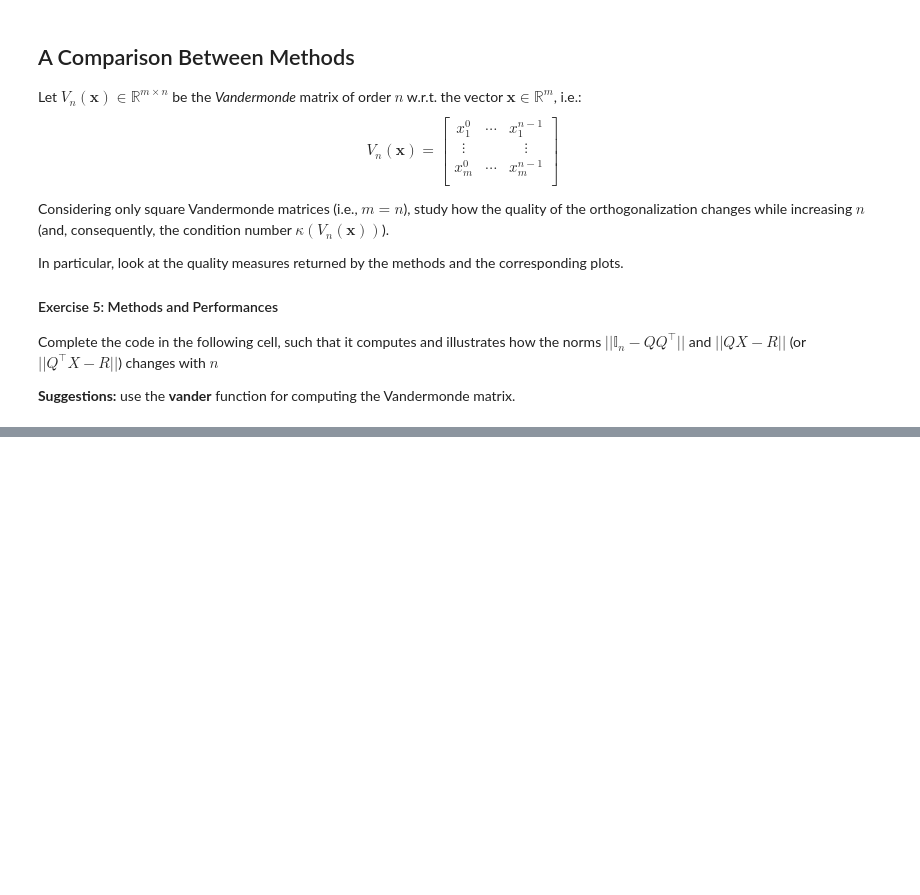
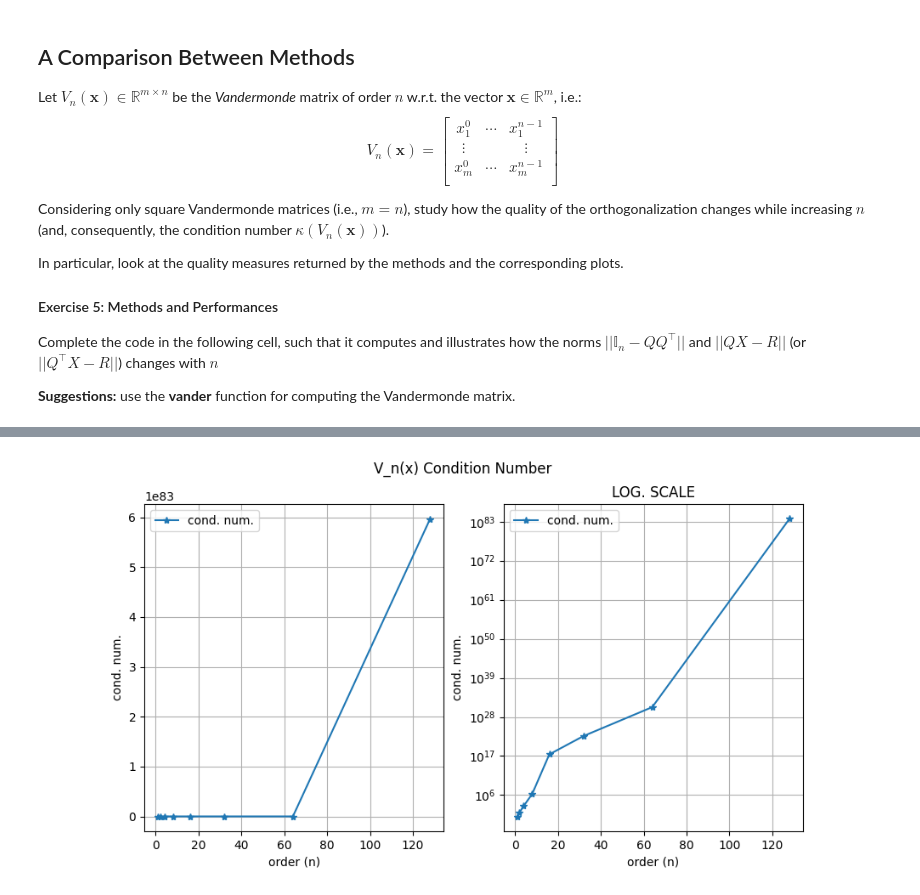
Before and after one commit to letiBri/ComputationalAlgebra, a Jupyter notebook: PyLab02_orthog.ipynb, the cells around one changed output, grey strips where cells are left out. Cells and saved outputs as stored; diff of their text form; code cells hidden in the pictures; blank space fills up the shorter version.

```diff
--- a/PyLab02_orthog.ipynb
+++ b/PyLab02_orthog.ipynb
@@ -706,77 +711,102 @@ Complete the code in the following cell, such that it computes and illustrates h
 
 **Suggestions:** use the **vander** function for computing the Vandermonde matrix.
 # %%
-n_values = [2 ** i for i in range(8)]
+n_values = [2 ** i for i in range(8)] # ordini di test: 1,2,4,...,128 (2^0..2^7)
 
+# vettore con valori uniformi in [0,2] di lunghezza max
 x = 2 * np.random.rand(n_values[-1])  # Uniform random values in [0, 2]
 
+# DataFrame per memorizzare le qualità (ortogonalità e fattorizzazione)
 Qqual_df = pd.DataFrame(np.zeros((len(n_values), 4)), columns=['GS', 'mGS', 'G', 'H'], index=n_values)
 QRqual_df = pd.DataFrame(np.zeros((len(n_values), 4)), columns=['GS', 'mGS', 'G', 'H'], index=n_values)
 
-cond_values = []
+cond_values = [] # lista per i numeri di condizione delle Vandermonde
 
-for n in n_values:
+for n in n_values: # ciclo principale: costruisco V_n(x), applico i metodi
     # Select the first n elements of x for building the order-n Vandermonde matrix
-    xn = ...  # <-- TODO!
-    V = np.vander(..., increasing=True)  # <-- TODO!
+    xn = x[:n] # prendo i primi n elementi di x
+    V = np.vander(xn, increasing=True)   # costruisco la Vandermonde n×n con colonne [1, x, x^2, ...]
 
-    cond_values.append(np.linalg.cond(V))
+    cond_values.append(np.linalg.cond(V))  # numero di condizione di V
 
     # Compute the "quality norms" of the algorithms and store the results in the pandas DataFrame.
     # EXAMPLE for storing value in the pandas DataFrame for the case of GS method ("Qqual" norm):
     #     Qqual_df.loc[n, 'GS'] = Qqual_norm_GS
-    #
-    # ... <-- TODO!
 
+    # Gram-Schmidt classico
+    Q_gs, R_gs, Qqual_gs, QRqual_gs = gramschmidt(V)
+    Qqual_df.loc[n, 'GS'] = Qqual_gs                   # salvo ||I - Q Q^T||
+    QRqual_df.loc[n, 'GS'] = QRqual_gs                 # salvo ||Q X - R|| o ||Q.T X - R|| (fornita)
 
+    # Modified Gram-Schmidt
+    Q_mgs, R_mgs, Qqual_mgs, QRqual_mgs = mod_gramschmidt(V)  # chiamo la tua funzione mGS
+    Qqual_df.loc[n, 'mGS'] = Qqual_mgs                       # salvo qualità ortogonalità
+    QRqual_df.loc[n, 'mGS'] = QRqual_mgs                     # salvo qualità fattorizzazione
+
+    # Givens
+    Q_giv, R_giv, Qqual_giv, QRqual_giv = givens(V)          # chiamo la tua funzione givens
+    Qqual_df.loc[n, 'G'] = Qqual_giv                         # salvo qualità ortogonalità (Givens)
+    QRqual_df.loc[n, 'G'] = QRqual_giv                       # salvo qualità fattorizzazione
+
+    # Householder
+    Q_h, R_h, Qqual_h, QRqual_h = householder(V)             # chiamo la tua funzione householder
+    Qqual_df.loc[n, 'H'] = Qqual_h                           # salvo qualità ortogonalità (Householder)
+    QRqual_df.loc[n, 'H'] = QRqual_h                         # salvo qualità fattorizzazione
+
+# visualizzo i dataframe
 print('******* "ORTHOGONAL QUALITY" OF Q *******')
-display(Qqual_df)
+display(Qqual_df) # tabella con ||I - Q Q^T|| per ogni metodo e ordine
 print('')
 
 print('******* "FACTORIZATION QUALITY" *******')
-display(QRqual_df)
+display(QRqual_df) # tabella con ||Q X - R|| (o ||Q.T X - R||) per ogni metodo e ordine
 print('')
 
 
-# ***************** FIGURE 0 *****************
+# ***************** FIGURE 0 ***************** (cond number: linear + log)
 fig0, ax0 = plt.subplots(1, 2, figsize=(10,5))
-ax0[0].plot(n_values, cond_values, '-*', label='cond. num.')
+ax0[0].plot(n_values, cond_values, '-*', label='cond. num.') # cond number (scala lineare)
 
-ax0[1].plot(n_values, cond_values, '-*', label='cond. num.')
+ax0[1].plot(n_values, cond_values, '-*', label='cond. num.') # stessa curva a destra (log)
 
 ax0[0].set_title('')
-ax0[0].set_xlabel('order (n)')
-ax0[0].set_ylabel('cond. num.')
-ax0[0].grid()
-ax0[0].legend()
+ax0[0].set_xlabel('order (n)') # etichetta asse x
+ax0[0].set_ylabel('cond. num.') # etichetta asse y
+ax0[0].grid() # griglia
+ax0[0].legend() # legenda
 
 ax0[1].set_title('LOG. SCALE')
 ax0[1].set_xlabel('order (n)')
 ax0[1].set_ylabel('cond. num.')
-ax0[1].set_yscale(...)  # <-- TODO!
+ax0[1].set_yscale('log')  # scala logaritmica sull'asse y per evidenziare la crescita
 ax0[1].grid()
 ax0[1].legend()
 
 fig0.suptitle('V_n(x) Condition Number')
 
 
-# ***************** FIGURE 1 *****************
+# ***************** FIGURE 1 ***************** (qualità: scala lineare)
 fig1, ax1 = plt.subplots(1, 2, figsize=(10, 5))
 
-ax1[0].plot(..., '--x', label=...)  # <-- TODO!
-...  # <-- TODO!
+# sinistra: ortogonalità in scala lineare per tutti i metodi
+ax1[0].plot(n_values, Qqual_df['GS'], '--x', label='GS')      # GS classico
+ax1[0].plot(n_values, Qqual_df['mGS'], '--x', label='mGS')    # Modified GS
+ax1[0].plot(n_values, Qqual_df['G'], '--x', label='Givens')  # Givens
+ax1[0].plot(n_values, Qqual_df['H'], '--x', label='Househ')  # Householder
 
+# destra: qualità della fattorizzazione (lineare)
+ax1[1].plot(n_values, QRqual_df['GS'], '--x', label='GS')
+ax1[1].plot(n_values, QRqual_df['mGS'], '--x', label='mGS')
+ax1[1].plot(n_values, QRqual_df['G'], '--x', label='Givens')
+ax1[1].plot(n_values, QRqual_df['H'], '--x', label='Househ')
 
-ax1[1].plot(..., '--x', label=...) # <-- TODO!
-...  # <-- TODO!
-
-ax1[0].set_title('||I_n - Q @ Q.T||')
+ax1[0].set_title('||I_n - Q @ Q.T||') # titolo sotto grafico a sx
 ax1[0].set_xlabel('order (n)')
 ax1[0].set_ylabel('norm value')
 ax1[0].grid()
 ax1[0].legend()
 
-ax1[1].set_title('||Q @ X - R|| or ||Q.T @ X - R||')
+ax1[1].set_title('||Q @ X - R|| or ||Q.T @ X - R||') # titolo sotto grafico dx
 ax1[1].set_xlabel('order (n)')
 ax1[1].set_ylabel('norm value')
 ax1[1].grid()
@@ -785,28 +815,34 @@ ax1[1].legend()
 fig1.suptitle('ORTHOGONALIZATION QUALITY')
 
 
-# ***************** FIGURE 2 *****************
+# ***************** FIGURE 2 ***************** (qualità: scala logaritmica)
 fig2, ax2 = plt.subplots(1, 2, figsize=(10, 5))
 
-ax2[0].plot(..., '--x', label=...)  # <-- TODO!
-...  # <-- TODO!
+# sinistra: ortogonalità (scala log)
+ax2[0].plot(n_values, Qqual_df['GS'], '--x', label='GS')
+ax2[0].plot(n_values, Qqual_df['mGS'], '--x', label='mGS')
+ax2[0].plot(n_values, Qqual_df['G'], '--x', label='Givens')
+ax2[0].plot(n_values, Qqual_df['H'], '--x', label='Househ')
 
-
-ax2[1].plot(..., '--x', label=...) # <-- TODO!
-...  # <-- TODO!
+# destra: qualità fattorizzazione (scala log)
+ax2[1].plot(n_values, QRqual_df['GS'], '--x', label='GS')
+ax2[1].plot(n_values, QRqual_df['mGS'], '--x', label='mGS')
+ax2[1].plot(n_values, QRqual_df['G'], '--x', label='Givens')
+ax2[1].plot(n_values, QRqual_df['H'], '--x', label='Househ')
 
 ax2[0].set_title('||I_n - Q @ Q.T||')
 ax2[0].set_xlabel('order (n)')
 ax2[0].set_ylabel('norm value')
-ax2[0].set_yscale(...)  # <-- TODO!
+ax2[0].set_yscale('log') # scala logaritmica per asse y
 ax2[0].grid()
 ax2[0].legend()
 
 ax2[1].set_title('||Q @ X - R|| or ||Q.T @ X - R||')
 ax2[1].set_xlabel('order (n)')
 ax2[1].set_ylabel('norm value')
-ax2[1].set_yscale(...)  # <-- TODO!
+ax2[1].set_yscale('log') # scala logaritmica per asse y
 ax2[1].grid()
 ax2[1].legend()
 
 fig2.suptitle('ORTHOGONALIZATION QUALITY (LOG. SCALE)')
+# %% [output]
@@ -812,0 +870 @@ fig2.suptitle('ORTHOGONALIZATION QUALITY (LOG. SCALE)')
+[figure, added]
```
Also changed, not shown: parts of 11 cells of this notebook, 2 other files.
